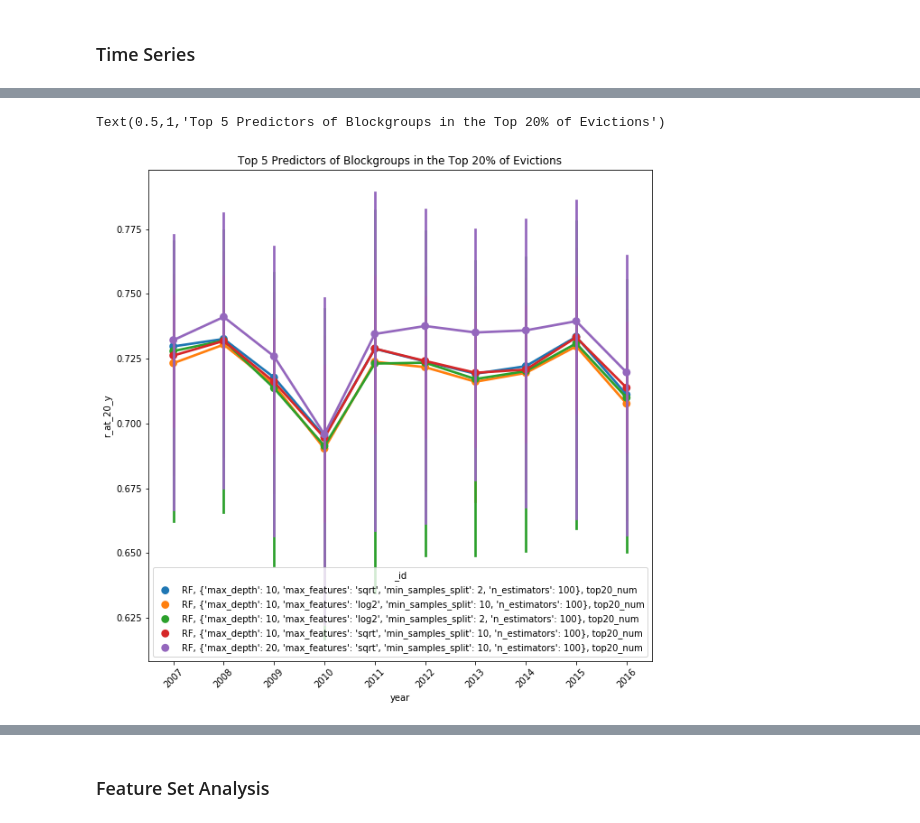
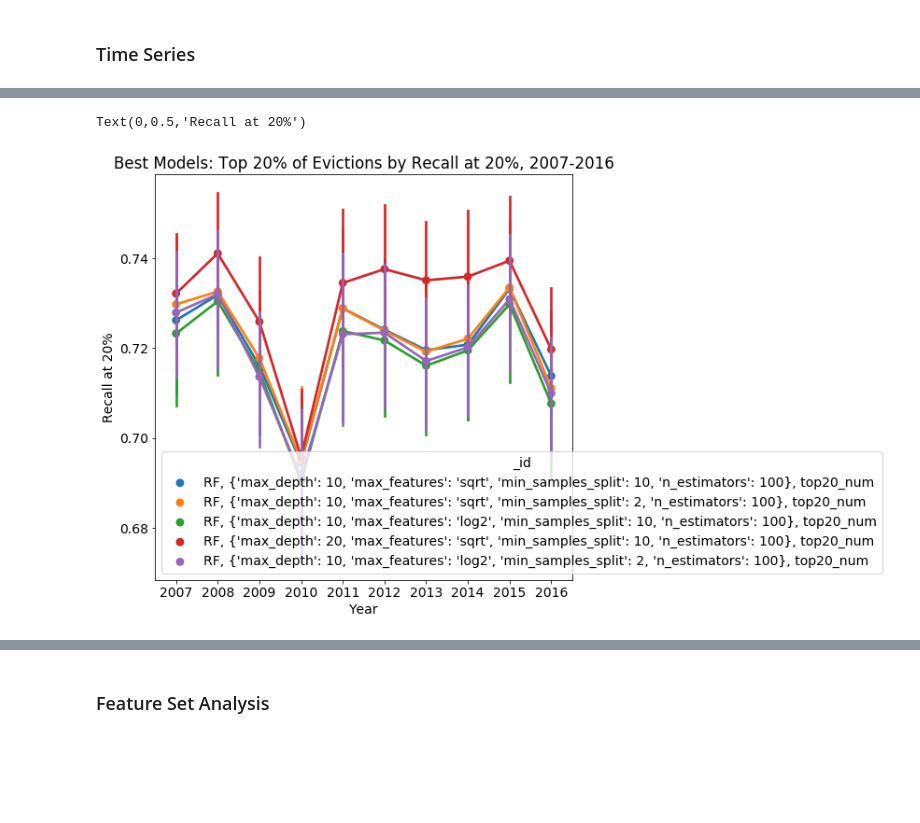
Before and after one commit to justincohler/evictions-learn, a Jupyter notebook: src/Phase II Analysis.ipynb, the cells around one changed output, grey strips where cells are left out. Saved outputs shown, nothing was run; the diff lists cells and outputs as text; code cells hidden in the pictures; blank space fills up the shorter version.

```diff
--- a/src/Phase II Analysis.ipynb
+++ b/src/Phase II Analysis.ipynb
@@ -63,7 +68,6 @@ Text(0.5,1,'Parameter Performance on AUC ROC 2016, Top 20%')
 # Model Parameter Performance on AUC ROC, >20% Increase in Evictions
 sns.boxplot(x='parameters', y='auc-roc', data=phase2_2016[phase2_2016['outcome']=='e_num_inc_20pct'])
 plt.xticks(rotation=90)
-plt.rcParams['figure.figsize'] = [10,10]
 plt.title('Parameter Performance on AUC ROC 2016, >20% Increase in Evictions')
 # %% [output]
 Text(0.5,1,'Parameter Performance on AUC ROC 2016, >20% Increase in Evictions')
@@ -72,7 +76,6 @@ Text(0.5,1,'Parameter Performance on AUC ROC 2016, >20% Increase in Evictions')
 # Model Parameter Performance on Recall at 20%, Top 20% by Number of Evictions
 sns.boxplot(x='parameters', y='r_at_20', data=phase2_2016[phase2_2016['outcome']=='top20_num'])
 plt.xticks(rotation=90)
-plt.rcParams['figure.figsize'] = [10,10]
 plt.title('Parameter Performance on Recall at 20% 2016, Top 20%')
 # %% [output]
 Text(0.5,1,'Parameter Performance on Recall at 20% 2016, Top 20%')
@@ -81,7 +84,6 @@ Text(0.5,1,'Parameter Performance on Recall at 20% 2016, Top 20%')
 # Model Parameter Performance on Recall at 20%, >20% Increase in Evictions
 sns.boxplot(x='parameters', y='r_at_20', data=phase2_2016[phase2_2016['outcome']=='e_num_inc_20pct'])
 plt.xticks(rotation=90)
-plt.rcParams['figure.figsize'] = [10,10]
 plt.title('Parameter Performance on Recall at 20% 2016, >20% Increase in Evictions')
 # %% [output]
 Text(0.5,1,'Parameter Performance on Recall at 20% 2016, >20% Increase in Evictions')
@@ -92,9 +94,9 @@ Text(0.5,1,'Parameter Performance on Recall at 20% 2016, >20% Increase in Evicti
 # Selected slice number to generate 5 unique models by parameter set, excluding features
 find_params = phase2_2016[phase2_2016['outcome']=='top20_num'].sort_values(by='auc-roc', ascending=False)[0:14]
 best5_params_top20 = find_params['parameters'].unique()
-best_top20_16 = phase2_2016[(phase2_2016['parameters'].isin(best5_params_top20)) & (phase2_2016['outcome']=='top20_num')][['model_key', 'parameters', 'outcome']]
+best5_top20_16 = phase2_2016[(phase2_2016['parameters'].isin(best5_params_top20)) & (phase2_2016['outcome']=='top20_num')][['model_key', 'parameters', 'outcome']]
 
-best_top20_16.head()
+best5_top20_16.head()
 # %% [output]
 |  | model_key | parameters | outcome |
 | 9395 | RF | {'max_depth': 10, 'max_features':... | top20_num |
@@ -138,8 +148,9 @@ Text(0.5,1,'Top 5 Predictors of Blockgroups in the Top 20% of Evictions')
 # %%
 # Top 5 parameters sets on top
-p = sns.pointplot(x="year", y="r_at_20_y", hue="_id", data=best5_top20)
-plt.xticks(rotation=45)
-plt.title("Top 5 Predictors of Blockgroups in the Top 20% of Evictions")
+p = sns.pointplot(x="year", y="r_at_20", hue="_id", data=best5_top20)
+plt.title("Best Models: Top 20% of Evictions by Recall at 20%, 2007-2016")
+plt.xlabel('Year')
+plt.ylabel('Recall at 20%')
 # %% [output]
-Text(0.5,1,'Top 5 Predictors of Blockgroups in the Top 20% of Evictions')
+Text(0,0.5,'Recall at 20%')
-[figure, old version]
+[figure, new version]
```
Also changed, not shown: parts of 15 cells of this notebook.
